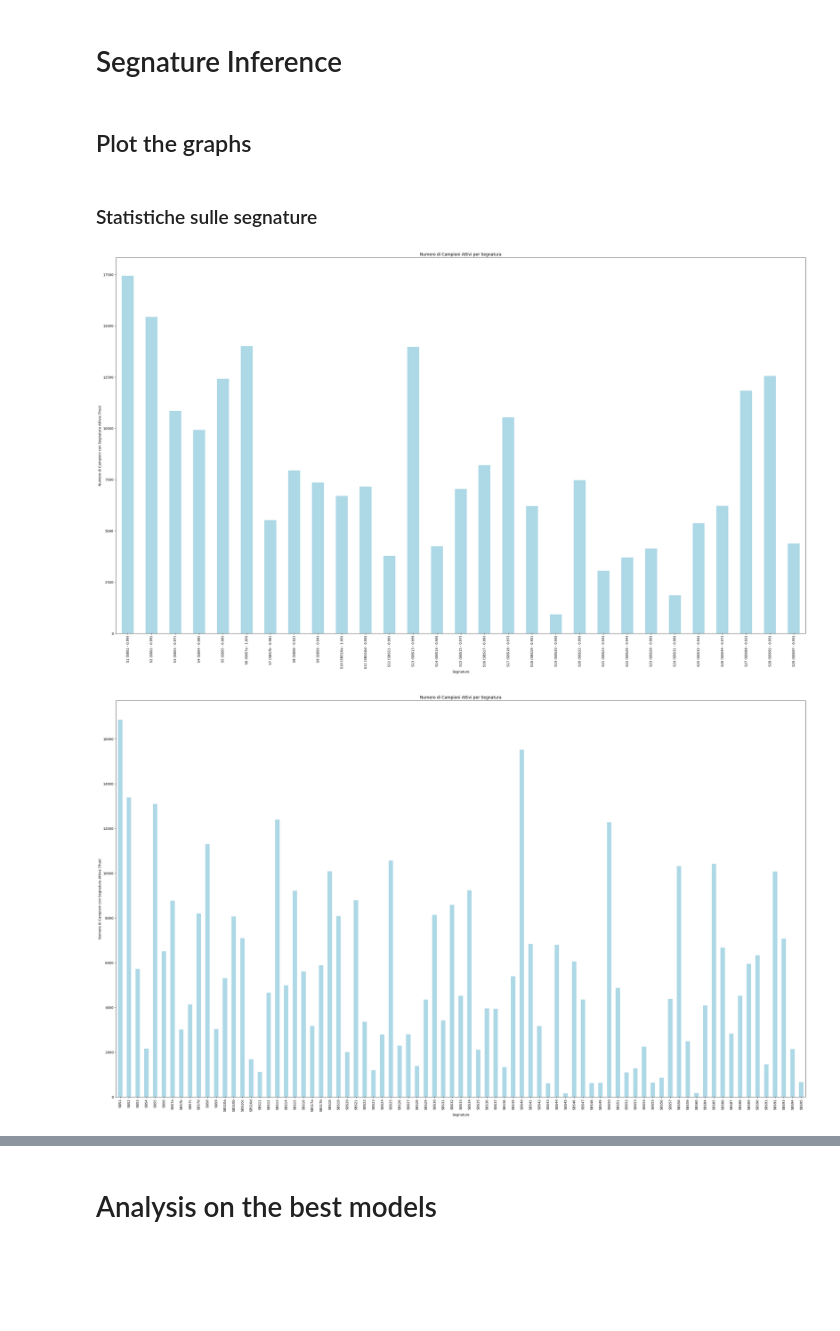
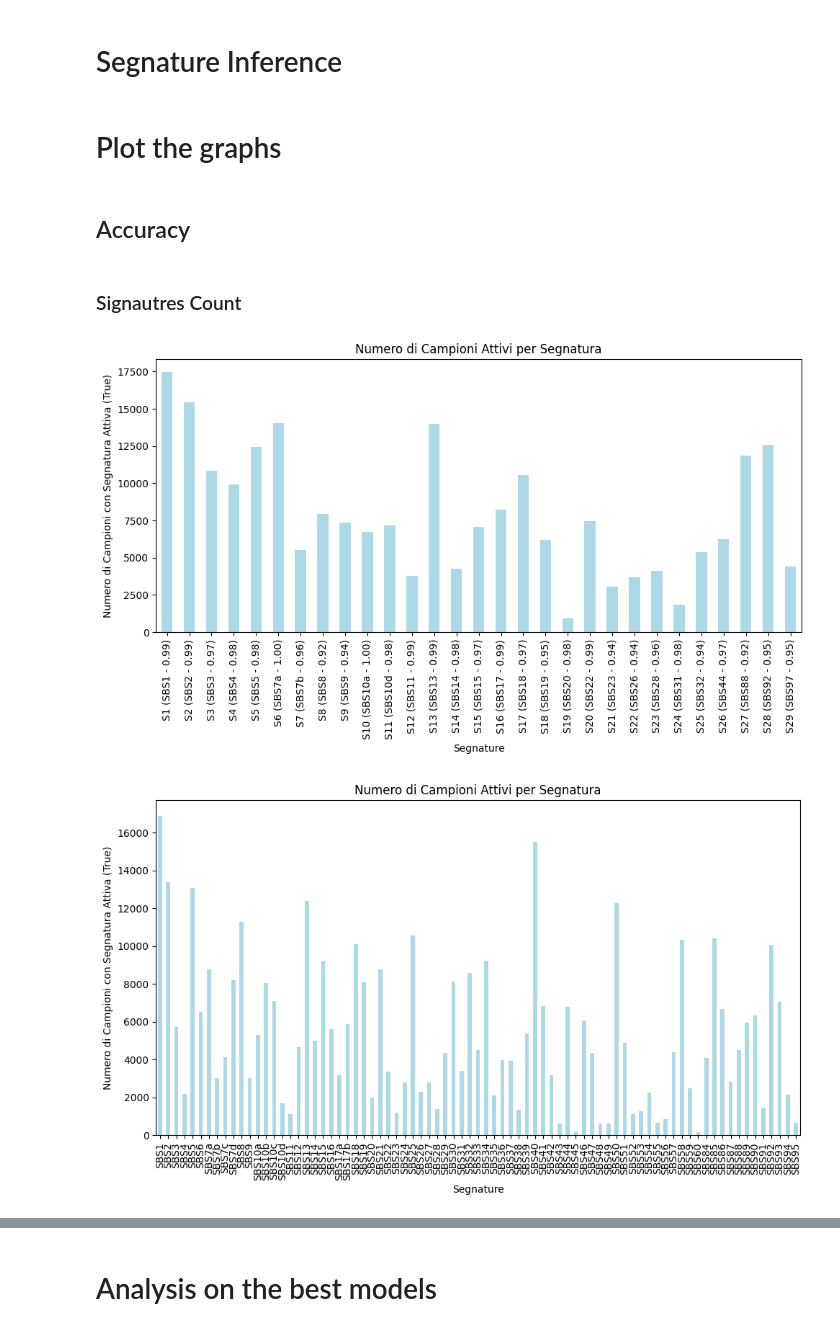
Before and after one commit to MassimoZarantonello2/SignatureInference, a Jupyter notebook: scripts/toronto_autogluone_evalutaions.ipynb, the cells around one changed output, grey strips where cells are left out. Saved outputs shown, nothing was run; the diff lists cells and outputs as text; code cells hidden in the pictures; blank space fills up the shorter version.

```diff
--- a/scripts/toronto_autogluone_evalutaions.ipynb
+++ b/scripts/toronto_autogluone_evalutaions.ipynb
@@ -86,27 +139,29 @@ def plot_violins(re):
 # %% [markdown]
-## Plot the graphs
+# Plot the graphs
-# %% [markdown]
-### Statistiche sulle segnature
+# %% [markdown]
+## Accuracy
+# %% [markdown]
+### Signautres Count
 # %%
 def number_of_sample_per_signature(folder_name):
     signature_gt_path = f'../simulations/ground_truth{folder_name}/bin_exposures.csv'
 
     signature_gt_df = pd.read_csv(signature_gt_path)
     signature_gt_df.head()
 
     active_segnature = signature_gt_df.iloc[:, 1:].sum()
-    plt.figure(figsize=(30, 18))
+    plt.figure(figsize=(10, 6))
     active_segnature.plot(kind='bar', color='lightblue')
     plt.xlabel('Segnature')
     plt.ylabel('Numero di Campioni con Segnatura Attiva (True)')
     plt.title('Numero di Campioni Attivi per Segnatura')
     plt.xticks(rotation=90)  # Ruota le etichette sull'asse X per renderle leggibili
     plt.tight_layout()
     plt.show()
 
 number_of_sample_per_signature('')
 number_of_sample_per_signature('_cosmic')
 number_of_sample_per_signature('_reference')
 # %% [output]
-[figure, old version]
+[figure, new version]
-[figure, old version]
+[figure, new version]
```
Also changed, not shown: parts of 18 cells of this notebook, 2 other files.
